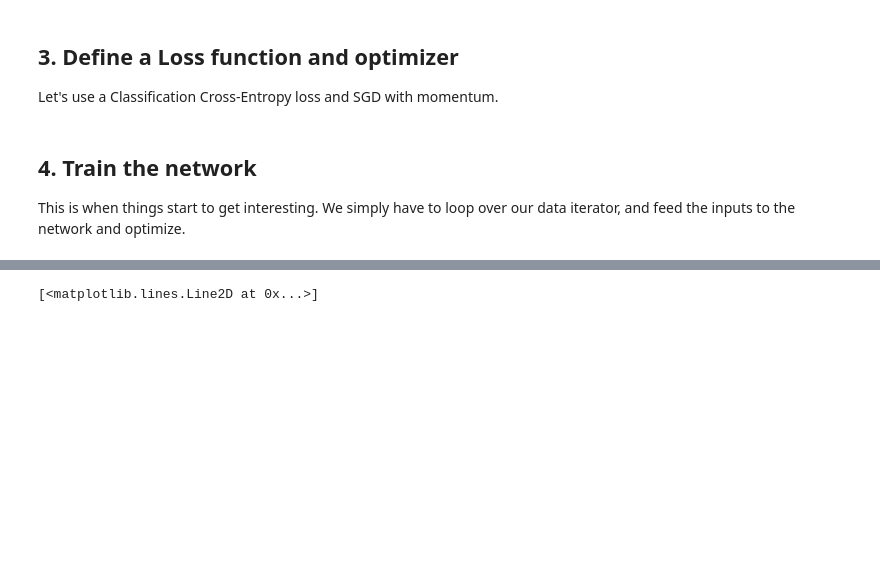
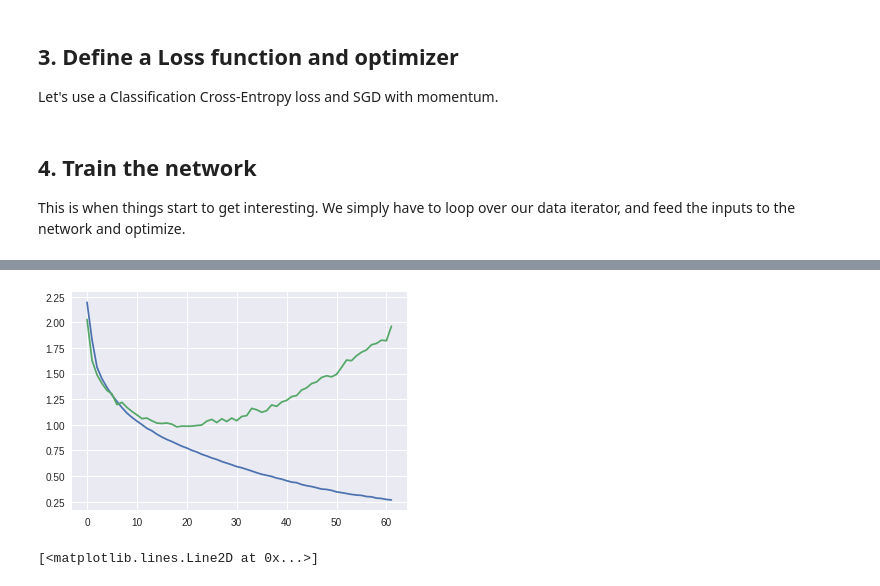
Before and after one commit to fborrasumh/intro, a Jupyter notebook: 8-EarlyStopping/EarlyStopping.ipynb, the cells around one changed output, grey strips where cells are left out. Cells and saved outputs as stored; diff of their text form; code cells hidden in the pictures; blank space fills up the shorter version.

```diff
--- a/8-EarlyStopping/EarlyStopping.ipynb
+++ b/8-EarlyStopping/EarlyStopping.ipynb
@@ -106,10 +109,8 @@ trainset = torchvision.datasets.CIFAR10(root='./data', train=True,
 trainloader = torch.utils.data.DataLoader(trainset, batch_size=32,
                                           shuffle=True, num_workers=2)
 
-devset = torchvision.datasets.CIFAR10(root='./data', train=False,
+devtestset = torchvision.datasets.CIFAR10(root='./data', train=False,
                                        download=True, transform=transform)
-devloader = torch.utils.data.DataLoader(devset, batch_size=32,
-                                         shuffle=False, num_workers=2)
 
 classes = ('plane', 'car', 'bird', 'cat',
            'deer', 'dog', 'frog', 'horse', 'ship', 'truck')
@@ -125,3 +122,26 @@ print(len(devset))
+# %%
+batch_size = 32
+test_split = .2
+shuffle_dataset = True
+random_seed= 42
+
+# Creating data indices for training and validation splits:
+tevtestset_size = len(devtestset)
+indices = list(range(tevtestset_size))
+split = int(np.floor(test_split * tevtestset_size))
+if shuffle_dataset :
+    np.random.seed(random_seed)
+    np.random.shuffle(indices)
+dev_indices, test_indices = indices[split:], indices[:split]
+
+# Creating PT data samplers and loaders:
+dev_sampler = SubsetRandomSampler(dev_indices)
+test_sampler = SubsetRandomSampler(test_indices)
+
+devloader = torch.utils.data.DataLoader(devtestset, batch_size=batch_size,
+                                           sampler=dev_sampler)
+testloader = torch.utils.data.DataLoader(devtestset, batch_size=batch_size,
+                                                sampler=test_sampler)
 # %% [markdown]
 Let us show some of the training images, for fun.
 # %%
@@ -264,3 +315,11 @@ Finished Training
+# %%
+import matplotlib.pyplot as plt
+plt.figure()
+plt.plot(train_losses)
+plt.plot(dev_losses)
+plt.show()
+# %% [output]
+[figure, added]
 # %%
 plt.plot(dev_losses)
 # %% [output]
```
Also changed, not shown: parts of 8 cells of this notebook.
